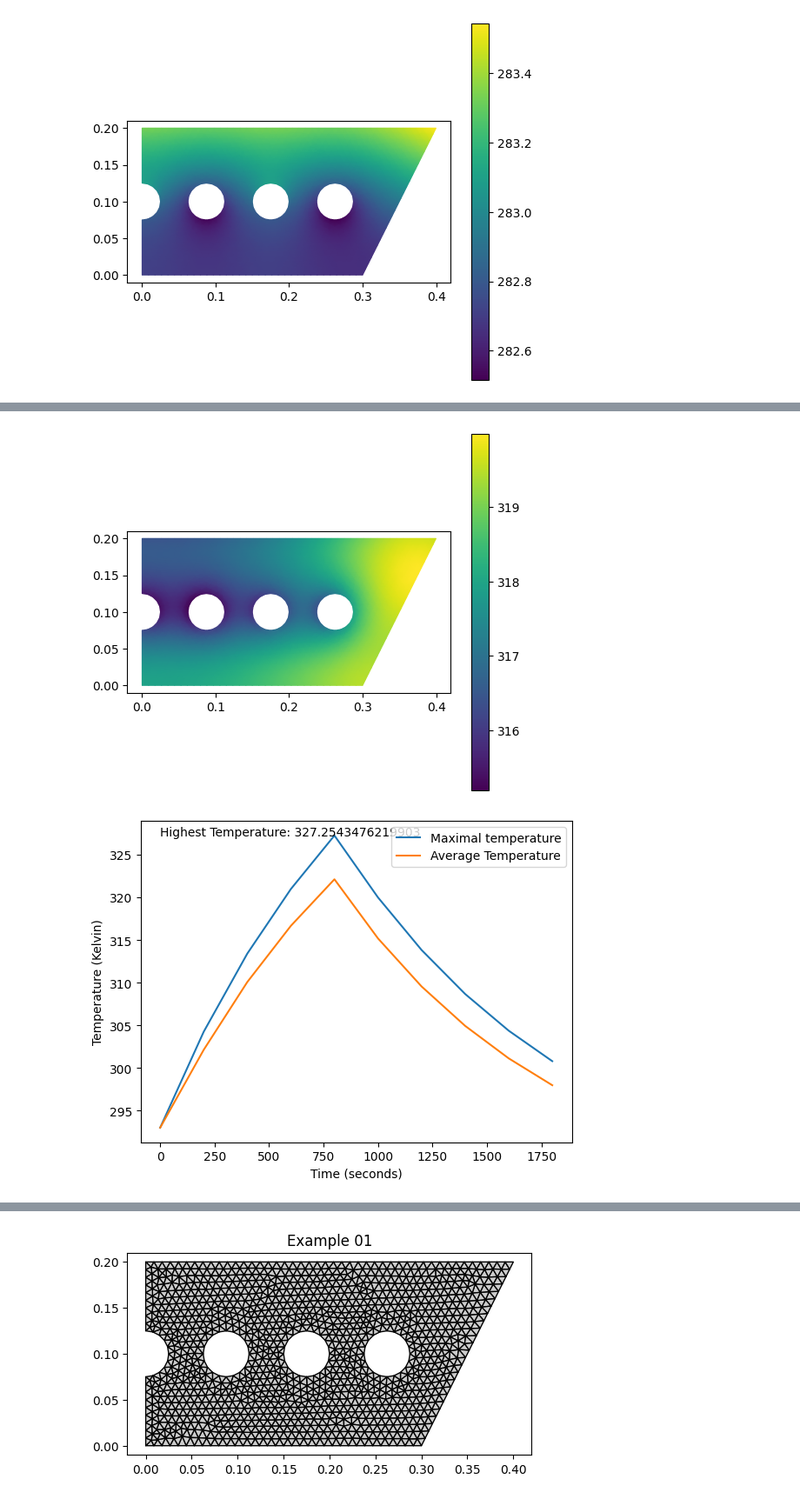
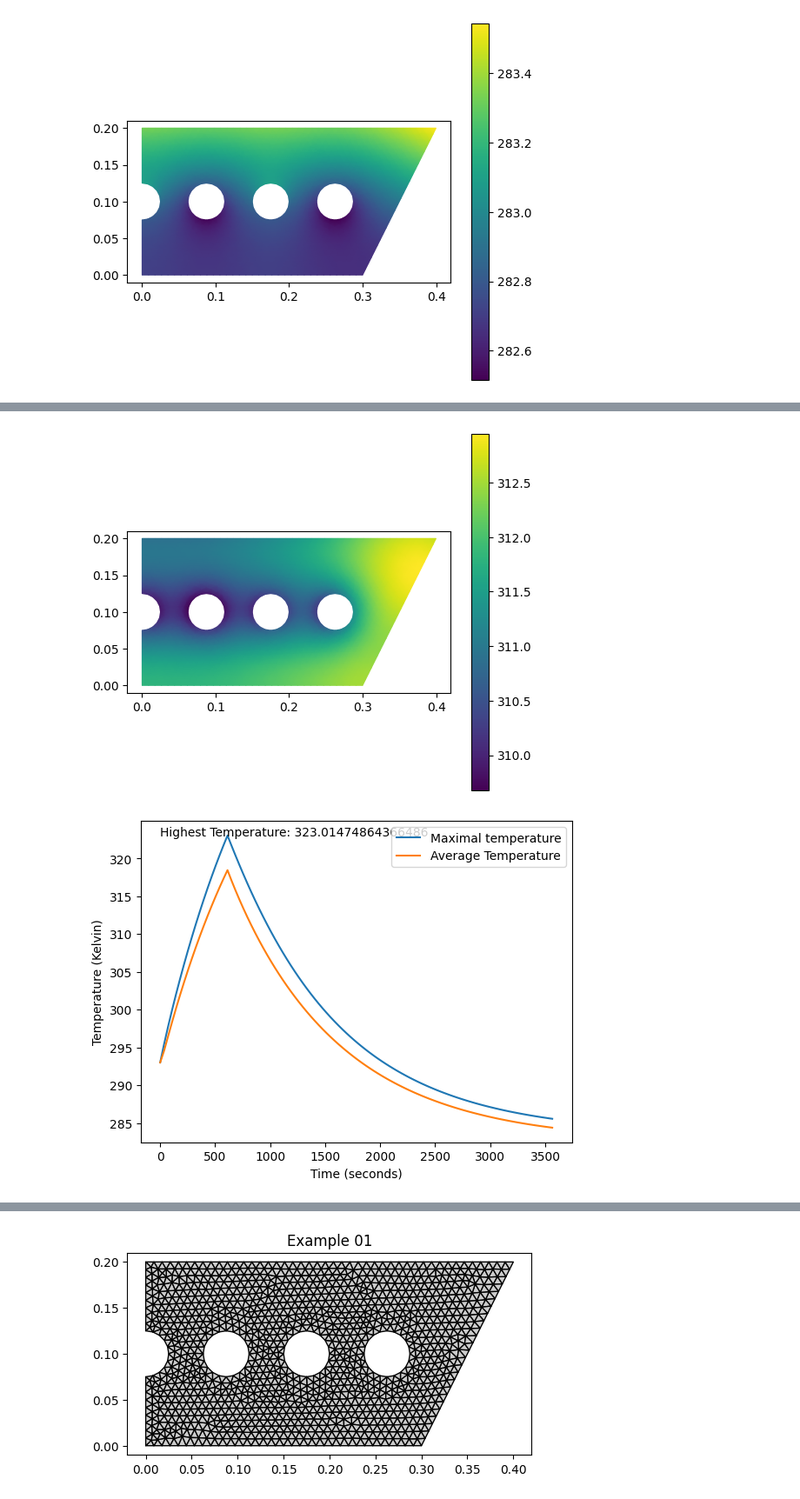
Before and after one commit to HermanEfr/Femprojekt, a Jupyter notebook: fem_proj.ipynb, the cells around one changed output, grey strips where cells are left out. Shown at 87% size. Drawn from its saved outputs; the diff is of its cells as text; code cells hidden in the pictures.

```diff
--- a/fem_proj.ipynb
+++ b/fem_proj.ipynb
@@ -195,8 +179,8 @@ cfv.show()
 def transient_step(C, K, f, dt, a_old):
     bc = np.array([],'i')
     bcVal = np.array([],'f')
-    a = np.linalg.solve(C+dt*K, np.matmul(C,a_old)+dt*f)
-    return a
+    a_new = np.linalg.solve(C+dt*K, C@a_old+dt*f)
+    return a_new
 
 def transient_temp(tend, number_of_steps, dofs, coords, edof, bdofs, charge_func):
     K, fb = stationary_temp(dofs, coords, edof, bdofs)
@@ -216,27 +200,27 @@ def transient_temp(tend, number_of_steps, dofs, coords, edof, bdofs, charge_func
 
     dt = tend/number_of_steps
 
+    fl = np.zeros((nDofs,1))
+    for eltopo, elx, ely in zip(edof, ex, ey):
+        Cmat = np.vstack((np.ones((3, )), elx, ely))
+        A = np.linalg.det(Cmat)/2
+        for point in eltopo:
+            fl[point-1] += A*t/3
+
     for step in range(number_of_steps):
-        fl = np.zeros((nDofs,1))
-        for eltopo, elx, ely in zip(edof, ex, ey):
-
-            Cmat = np.vstack((np.ones((3, )), elx, ely))
-            A = np.linalg.det(Cmat)/2
-            for point in eltopo:
-                fl[point-1] += charge_func(step*dt)*A*t/3
-
-        a_old = transient_step(C, K, fb+fl, dt, a_old)
+        print("Current step: ", step)
+        a_old = transient_step(C, K, fb+fl*charge_func(step*dt), dt, a_old)
         a = np.hstack((a, a_old))
 
     return a
 # %%
 def tempfunc_one(time):
-    return 100*np.exp(-144 * ((600-time)/3600)**2 )*1000 +0.00001
+    return 100*np.exp(-144 * ((600-time)/3600)**2 )*1000
 
 def tempfunc_two(time):
-    return (time <= 600)*88.42*1000 + 0.00001
+    return (time <= 600)*88.42*1000
 
-NUMBER_OF_STEPS = 10
-END_TIME = 2000
+NUMBER_OF_STEPS = 100
+END_TIME = 3600
 
 a = transient_temp(END_TIME, NUMBER_OF_STEPS, dofs, coords, edof, bdofs, tempfunc_two)
@@ -243,6 +245,6 @@ a = transient_temp(END_TIME, NUMBER_OF_STEPS, dofs, coords, edof, bdofs, tempfun
 # %%
 cfv.figure()
-cfv.draw_nodal_values_shaded(a[:, 5], coords, edof)
+cfv.draw_nodal_values_shaded(a[:, 10], coords, edof)
 cfv.colorbar()
 cfv.show()
 
@@ -251,34 +253,43 @@ def maxtemp():
     min_temp_plot_y = []
     max_deviation_temp = []
     time_x = []
+    max_step = 0
+    max_temp = 0
     for step in range(NUMBER_OF_STEPS):
         max_temp_plot_y.append(max(a[:, step]))
         min_temp_plot_y.append(min(a[:, step]))
 
         deviations_in_a_single_step = []
+        temp = 0
+        count = 0
         for x in a[:, step]:
+            if x > temp:
+                temp = x
             deviations_in_a_single_step.append(abs(x-T_inf))
+        if temp > max_temp:
+            max_temp = temp
+            max_step = step
 
         max_deviation_temp.append(max(deviations_in_a_single_step))
         time_x.append(step*(END_TIME/NUMBER_OF_STEPS))
     mpl.plot(time_x, max_temp_plot_y)
     mpl.plot(time_x, min_temp_plot_y)
     x_high, y_high = (time_x[max_temp_plot_y.index(max(max_temp_plot_y))], max(max_temp_plot_y))
     mpl.annotate("Highest Temperature: " + str(y_high), xy=(x_high, y_high), xytext=(0, y_high))
     mpl.legend(["Maximal temperature", "Average Temperature"])
     mpl.ylabel("Temperature (Kelvin)")
     mpl.xlabel("Time (seconds)")
     mpl.show
 
     mpl.figure()
     mpl.plot(time_x, max_deviation_temp)
     mpl.legend(["Devation from Ambient Temperature"])
     mpl.ylabel("Tempoerature (Kelvin)")
     mpl.xlabel("Time (seconds)")
     mpl.show
-    return max_deviation_temp
+    return max_temp, max_step
 
-max_deviation_temp = maxtemp()
+max_temp, max_step = maxtemp()
 # %% [output]
-[figure, old version]
+[figure, new version]
-[figure, old version]
+[figure, new version]
```
Also changed, not shown: parts of 11 cells of this notebook.
